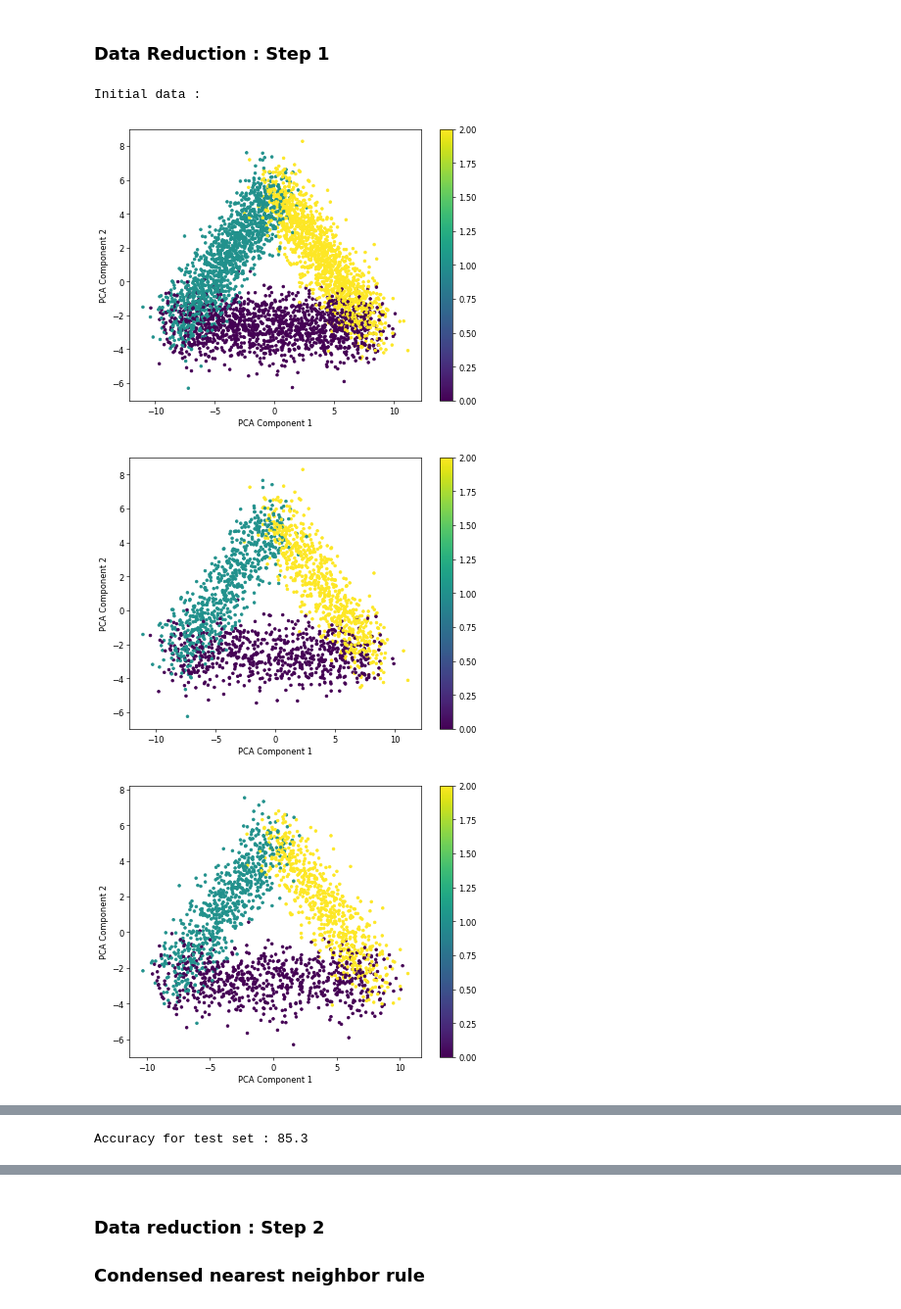
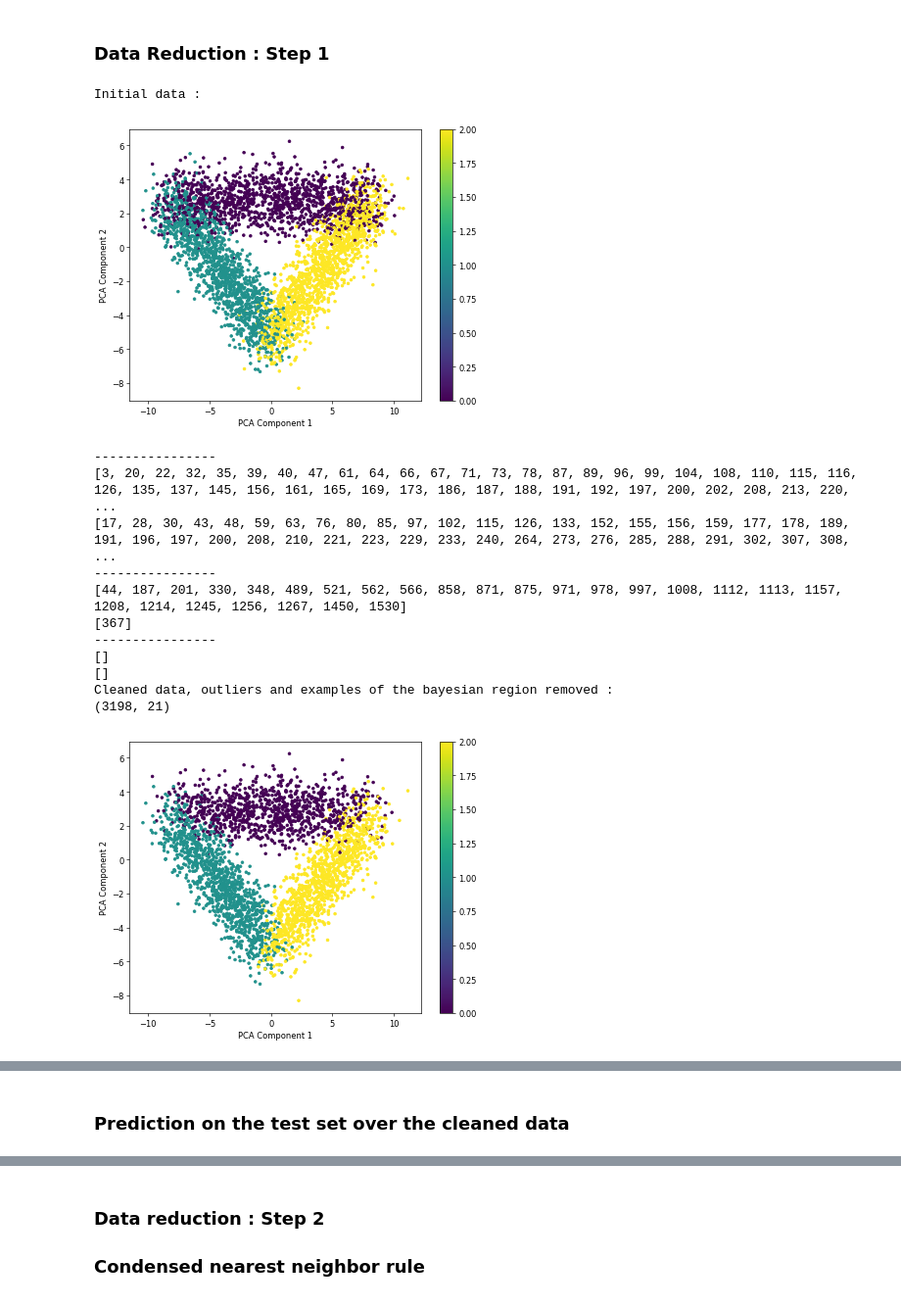
Before and after one commit to bapt-mat/Intro-to-Machine-Learning-Project, a Jupyter notebook: project.ipynb, the cells around one changed output, grey strips where cells are left out. Shown at 98% size. Drawn from its saved outputs; the diff is of its cells as text; code cells hidden in the pictures.

Commit message:
pca dimensions comparisons

```diff
--- a/project.ipynb
+++ b/project.ipynb
@@ -32,23 +28,6 @@ reset_seed()
 # %% [markdown]
 ## Loading Data
 # %%
-from sklearn.decomposition import PCA
-
-# Assuming features is a NumPy array
-def plot_pca(x, y, train_point_size=10):
-    # Applying PCA to reduce to 2 dimensions for visualization
-    pca = PCA(n_components=2)
-    x_train_pca = pca.fit_transform(x)
-
-    plt.figure(figsize=(8, 6), dpi=60)
-    scatter = plt.scatter(x_train_pca[:, 0], x_train_pca[:, 1], c=y, cmap='viridis', marker='o', s=train_point_size)
-
-    plt.colorbar(scatter)
-    plt.xlabel('PCA Component 1')
-    plt.ylabel('PCA Component 2')
-    plt.show()
-
-
 def load_data(dataset_file):
     return np.loadtxt(dataset_file, delimiter=',')
 
@@ -385,13 +424,10 @@ plot_accuracies(test_accuracies, test_acc, best_k,"Accuracies over the test set
 # %% [markdown]
 ### Data Reduction : Step 1
 # %%
-reset_seed()
 def remove_outliers_and_bayes_region(x_set, y_set) :
     n_k = 1
     # Splittiing randomly S into S1 and S2
     x_cleaned, y_cleaned = k_folds(x_training_set=x_set, y_training_set=y_set, nb_folds=2)
-    plot_pca(x=x_cleaned[0], y=y_cleaned[0])
-    plot_pca(x=x_cleaned[1], y=y_cleaned[1])
 
     list_indices_S1 = []
     list_indices_S2 = []
@@ -417,38 +453,47 @@ def remove_outliers_and_bayes_region(x_set, y_set) :
             if (y_pred != y_actual):
                 list_indices_S2.append(i)
 
         if len(list_indices_S2) > 0:
             x_cleaned[1] = np.delete(x_cleaned[1], list_indices_S2, axis=0)
             y_cleaned[1] = np.delete(y_cleaned[1], list_indices_S2, axis=0)
 
         print("----------------")
         print(list_indices_S1)
         print(list_indices_S2)
 
         # If there is nothing in list_indices of S1 and S2 it means that all examples have been correctly classified
         if (len(list_indices_S1) == 0 and len(list_indices_S2) == 0):
             break
 
         list_indices_S1.clear()
         list_indices_S2.clear()
 
     new_x_cleaned = np.concatenate((x_cleaned[0], x_cleaned[1]))
     new_y_cleaned = np.concatenate((y_cleaned[0], y_cleaned[1]))
     return new_x_cleaned, new_y_cleaned
 
 print("Initial data :")
-plot_pca(x=x_train, y=y_train)
+x_train_pca, mean_vector, top_eigenvectors = pca_train(x_train, 2)
+plot_pca(x=x_train_pca, y=y_train)
 
 x_train_cleaned, y_train_cleaned = remove_outliers_and_bayes_region(x_set=x_train, y_set=y_train)
 
 print("Cleaned data, outliers and examples of the bayesian region removed :")
 print(x_train_cleaned.shape)
-plot_pca(x=x_train_cleaned, y=y_train_cleaned)
-
-test_acc_cleaned, test_cm = prediction_metrics(y_set_train=y_train_cleaned, y_set_test=y_test, k=best_k, x_set_train=x_train_cleaned, x_set_test=x_test)
-print("Accuracy for test set : "+str(test_acc_cleaned))
+x_train_cleaned_pca = pca_transform(x_train_cleaned, mean_vector, top_eigenvectors)
+plot_pca(x=x_train_cleaned_pca, y=y_train_cleaned)
 # %% [output]
 Initial data :
-[figure, old version]
+[figure, new version]
+----------------
+[3, 20, 22, 32, 35, 39, 40, 47, 61, 64, 66, 67, 71, 73, 78, 87, 89, 96, 99, 104, 108, 110, 115, 116, 126, 135, 137, 145, 156, 161, 165, 169, 173, 186, 187, 188, 191, 192, 197, 200, 202, 208, 213, 220, ...
+[17, 28, 30, 43, 48, 59, 63, 76, 80, 85, 97, 102, 115, 126, 133, 152, 155, 156, 159, 177, 178, 189, 191, 196, 197, 200, 208, 210, 221, 223, 229, 233, 240, 264, 273, 276, 285, 288, 291, 302, 307, 308,  ...
+----------------
+[44, 187, 201, 330, 348, 489, 521, 562, 566, 858, 871, 875, 971, 978, 997, 1008, 1112, 1113, 1157, 1208, 1214, 1245, 1256, 1267, 1450, 1530]
+[367]
+----------------
+[]
+[]
+Cleaned data, outliers and examples of the bayesian region removed :
+(3198, 21)
-[figure, old version]
+[figure, new version]
-[figure, removed]
@@ -467,3 +500,4 @@ Cleaned data, outliers and examples of the bayesian region removed :
-Accuracy for test set : 85.3
+# %% [markdown]
+### Prediction on the test set over the cleaned data
 # %%
 test_accuracies_cleaned = []
```
Also changed, not shown: parts of 30 cells of this notebook, 2 other files.
